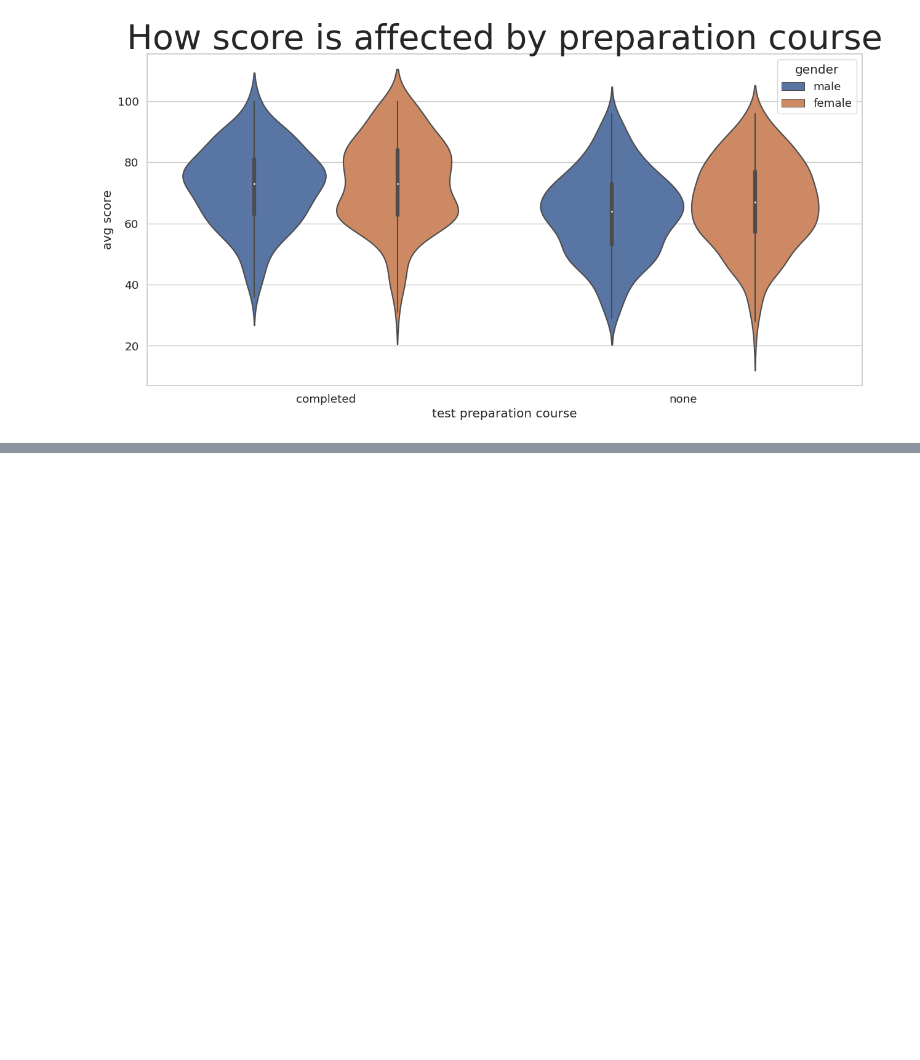
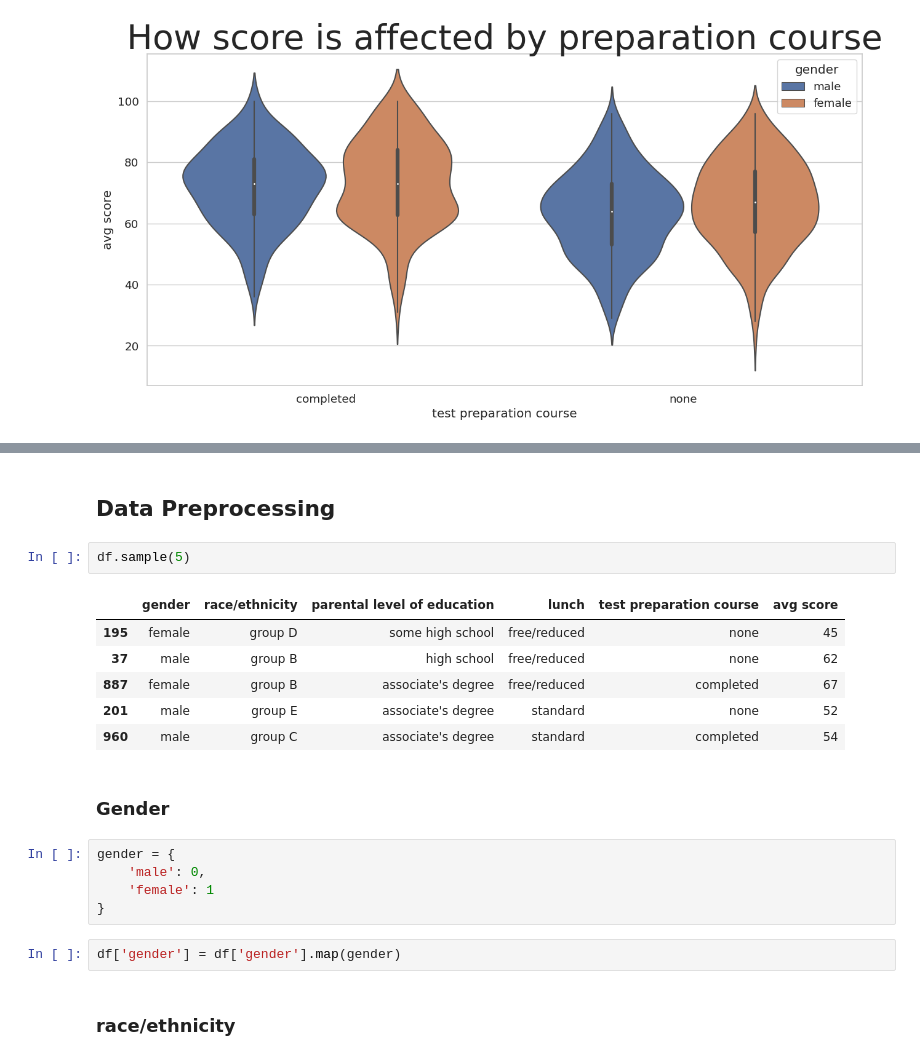
Before and after one commit to xShoho/Student-Performance-Exams, a Jupyter notebook: Student-Performance-Exams.ipynb, the cells around one changed output, grey strips where cells are left out. Drawn from its saved outputs; the diff is of its cells as text; blank space fills up the shorter version.

```diff
--- a/Student-Performance-Exams.ipynb
+++ b/Student-Performance-Exams.ipynb
@@ -206,0 +207,22 @@ Text(0.5, 1.0, 'How ethnical group affect score')
+# %% [markdown]
+## Data Preprocessing
+# %%
+df.sample(5)
+# %% [output]
+|  | gender | race/ethnicity | parental level of education | lunch | test preparation course | avg score |
+| 195 | female | group D | some high school | free/reduced | none | 45 |
+| 37 | male | group B | high school | free/reduced | none | 62 |
+| 887 | female | group B | associate's degree | free/reduced | completed | 67 |
+| 201 | male | group E | associate's degree | standard | none | 52 |
+| 960 | male | group C | associate's degree | standard | completed | 54 |
+# %% [markdown]
+### Gender
+# %%
+gender = {
+    'male': 0,
+    'female': 1
+}
+# %%
+df['gender'] = df['gender'].map(gender)
+# %% [markdown]
+### race/ethnicity
```
Also changed, not shown: parts of 25 cells of this notebook.
